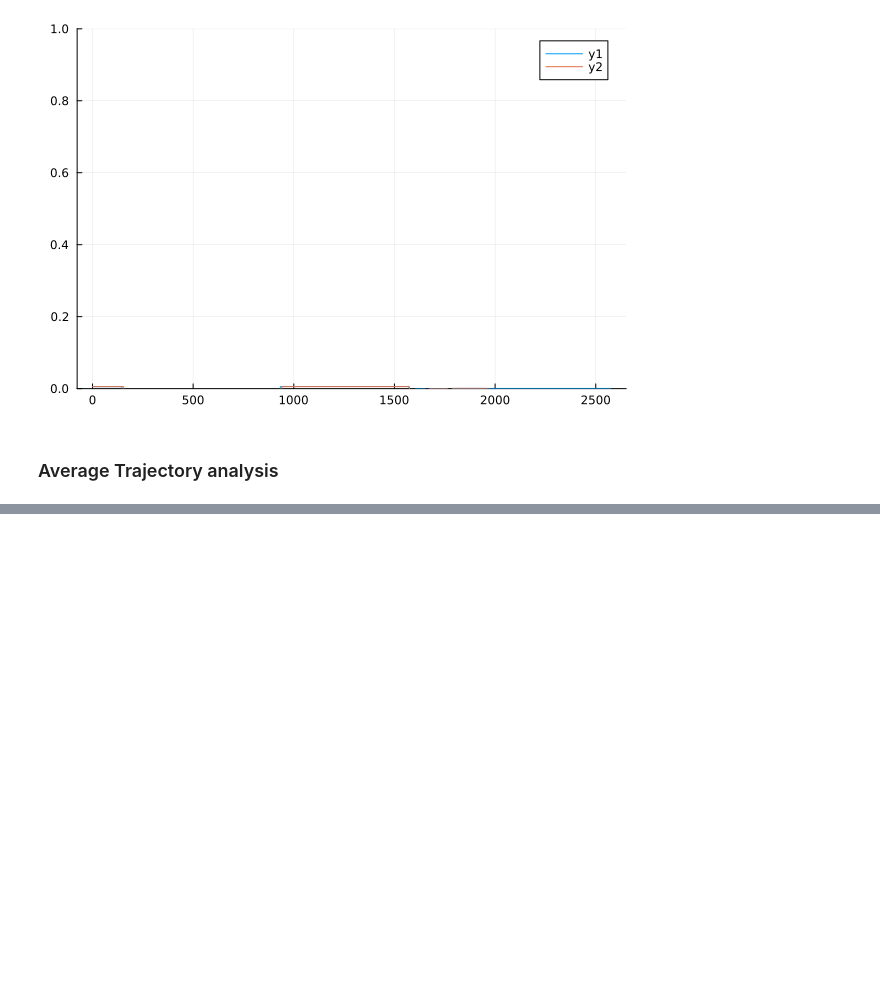
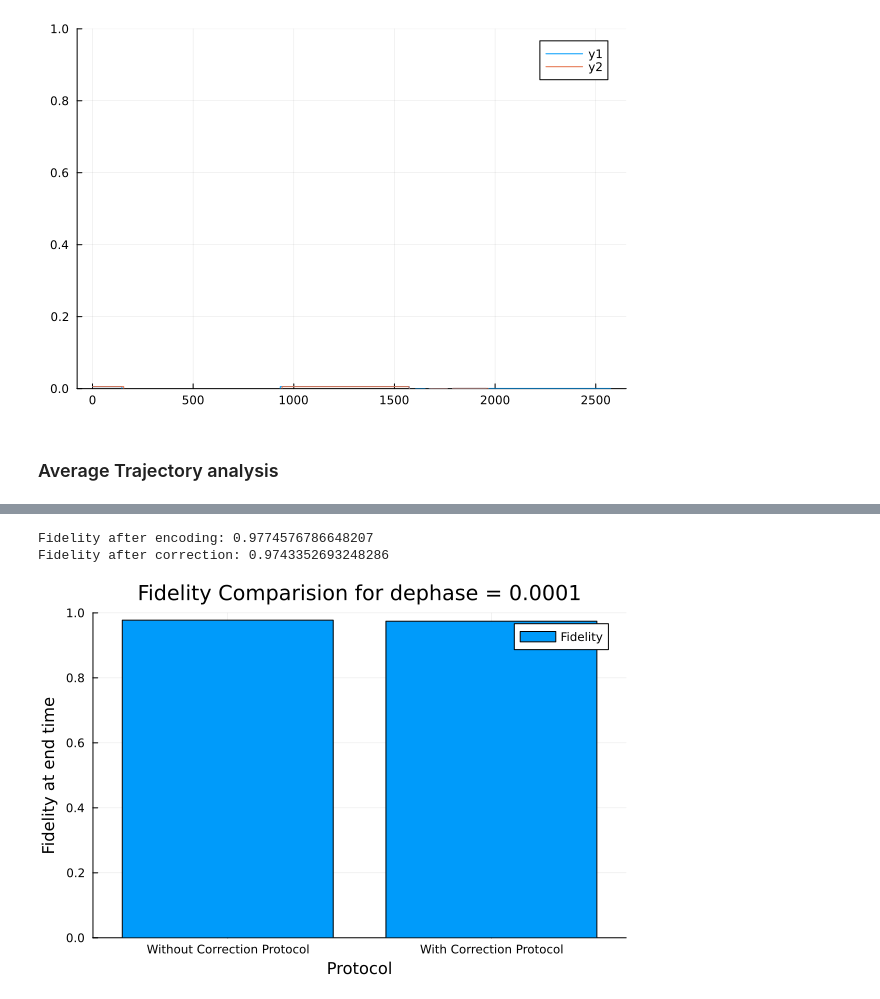
Before and after one commit to Ak-ash22/rydberg_qec, a Jupyter notebook: codework/phaseflip_code/result_analysis.ipynb, the cells around one changed output, grey strips where cells are left out. Drawn from its saved outputs; the diff is of its cells as text; code cells hidden in the pictures; blank space fills up the shorter version.

```diff
--- a/codework/phaseflip_code/result_analysis.ipynb
+++ b/codework/phaseflip_code/result_analysis.ipynb
@@ -56,12 +78,24 @@ plot!(S2_data,ylim=[0,1])
 # %%
 @load "/Users/akashmalemath/Documents/master_work/rydberg_qec/codework/phaseflip_code/results_data/N_atoms=5_γ_dephase=0.0001_Ntraj=1000_avg.jld2"
 
 avg_fidelity_after_encoding = avg_fidelity_after_encoding;
 avg_fidelity_after_correction = avg_fidelity_after_correction;
 
-avg_population_data = avg_population_data;
-avg_corrected_population_data = avg_corrected_population_data;
-avg_final_step_population_data = avg_final_step_population_data;
-avg_S1_data = avg_S1_data;
-avg_S2_data = avg_S2_data;
+# avg_population_data = avg_population_data;
+# avg_corrected_population_data = avg_corrected_population_data;
+# avg_final_step_population_data = avg_final_step_population_data;
+# avg_S1_data = avg_S1_data;
+# avg_S2_data = avg_S2_data;
+
+x = ["Without Correction Protocol", "With Correction Protocol"]
+y = [avg_fidelity_after_encoding, avg_fidelity_after_correction]
+
+println("Fidelity after encoding: ", avg_fidelity_after_encoding)
+println("Fidelity after correction: ", avg_fidelity_after_correction)
+
+bar(x,y, ylim=[0,1], label="Fidelity", title="Fidelity Comparision for dephase = 0.0001", xlabel="Protocol", ylabel="Fidelity at end time")
+# %% [output]
+Fidelity after encoding: 0.9774576786648207
+Fidelity after correction: 0.9743352693248286
+[figure, added]
 # %%
```
Also changed, not shown: parts of 6 cells of this notebook, 6 other files.
